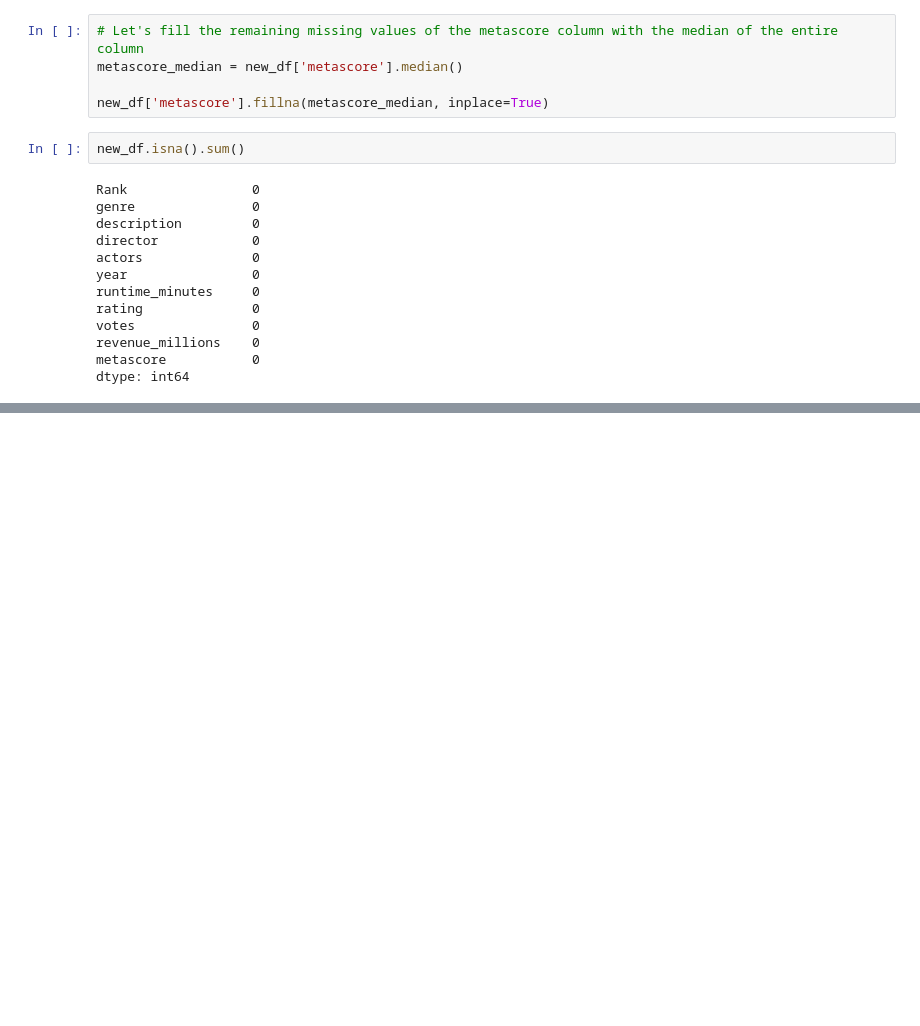
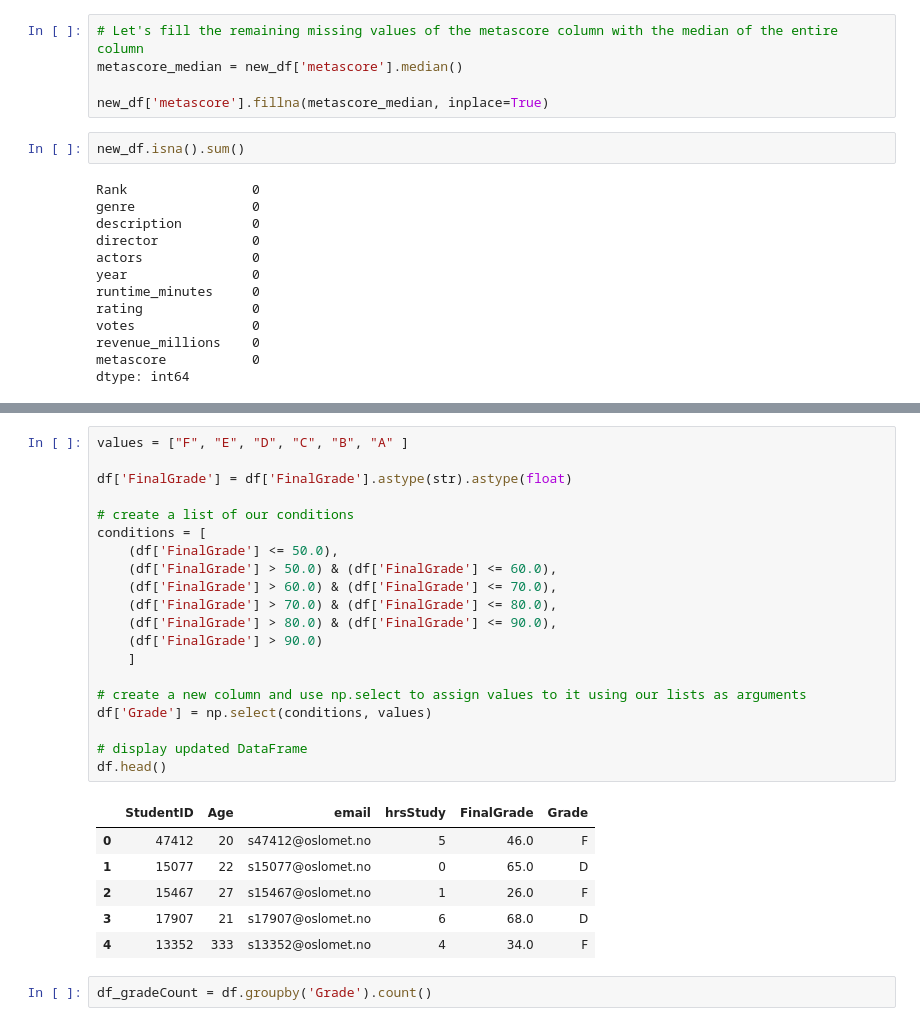
Before and after one commit to JohnD722/DAVE3625-24H-1, a Jupyter notebook: Lab1/Pandas.ipynb, the cells around one changed output, grey strips where cells are left out. Saved outputs shown, nothing was run; the diff lists cells and outputs as text; blank space fills up the shorter version.

```diff
--- a/Lab1/Pandas.ipynb
+++ b/Lab1/Pandas.ipynb
@@ -896,0 +1088,29 @@ dtype: int64
+# %%
+values = ["F", "E", "D", "C", "B", "A" ]
+
+df['FinalGrade'] = df['FinalGrade'].astype(str).astype(float)
+
+# create a list of our conditions
+conditions = [
+    (df['FinalGrade'] <= 50.0),
+    (df['FinalGrade'] > 50.0) & (df['FinalGrade'] <= 60.0),
+    (df['FinalGrade'] > 60.0) & (df['FinalGrade'] <= 70.0),
+    (df['FinalGrade'] > 70.0) & (df['FinalGrade'] <= 80.0),
+    (df['FinalGrade'] > 80.0) & (df['FinalGrade'] <= 90.0),
+    (df['FinalGrade'] > 90.0)
+    ]
+
+# create a new column and use np.select to assign values to it using our lists as arguments
+df['Grade'] = np.select(conditions, values)
+
+# display updated DataFrame
+df.head()
+# %% [output]
+|  | StudentID | Age | email | hrsStudy | FinalGrade | Grade |
+| 0 | 47412 | 20 | s47412@oslomet.no | 5 | 46.0 | F |
+| 1 | 15077 | 22 | s15077@oslomet.no | 0 | 65.0 | D |
+| 2 | 15467 | 27 | s15467@oslomet.no | 1 | 26.0 | F |
+| 3 | 17907 | 21 | s17907@oslomet.no | 6 | 68.0 | D |
+| 4 | 13352 | 333 | s13352@oslomet.no | 4 | 34.0 | F |
+# %%
+df_gradeCount = df.groupby('Grade').count()
```
Also changed, not shown: parts of 22 cells of this notebook.
